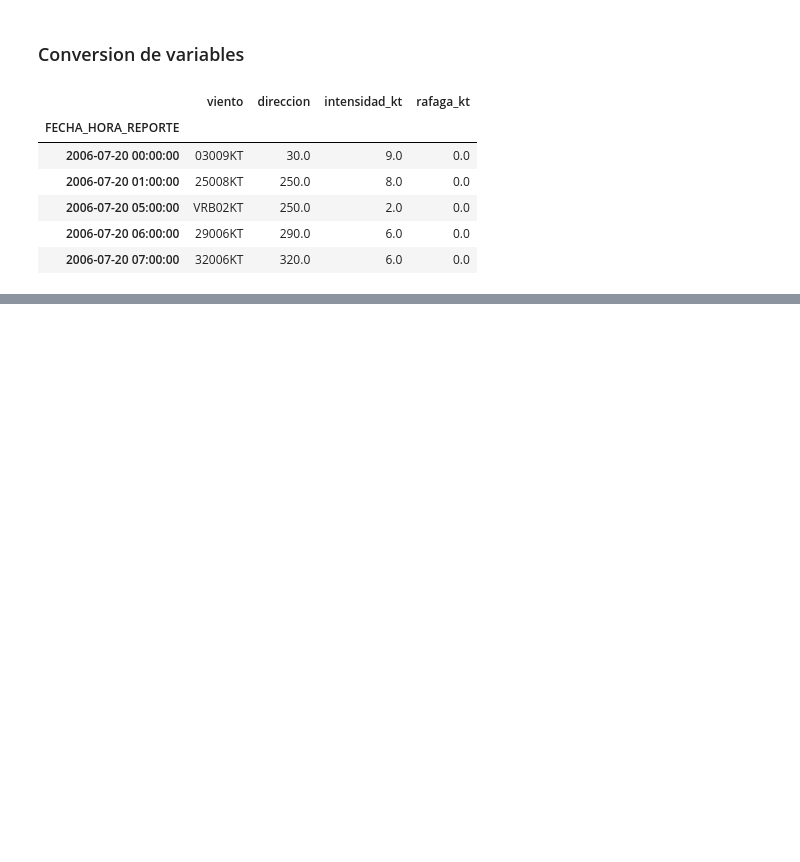
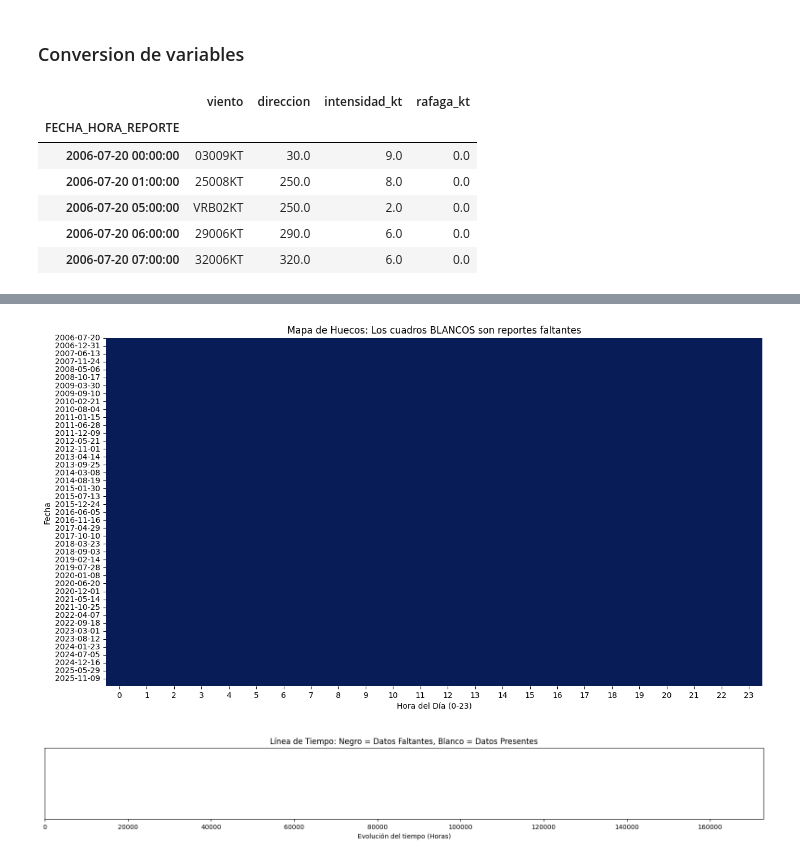
Before and after one commit to OmarLAlbarracinM/Prediccion-Cizalladura-SKBQ, a Jupyter notebook: docs/notebooks/03_transformacion_variables.ipynb, the cells around one changed output, grey strips where cells are left out. Drawn from its saved outputs; the diff is of its cells as text; code cells hidden in the pictures; blank space fills up the shorter version.

```diff
--- a/docs/notebooks/03_transformacion_variables.ipynb
+++ b/docs/notebooks/03_transformacion_variables.ipynb
@@ -103,0 +194,37 @@ df_1
+# %%
+import pandas as pd
+import matplotlib.pyplot as plt
+import seaborn as sns
+
+# 1. Asegúrate de tener un índice de tiempo completo (reindex)
+# Esto crea filas con 'NaN' donde no había reporte
+rango_completo = pd.date_range(start=df_modelo.index.min(), end=df_modelo.index.max(), freq='1H')
+df_visual = df_modelo.reindex(rango_completo)
+
+# --- GRÁFICO 1: MAPA DE CALOR POR HORA ---
+# Preparamos los datos: una fila por día, una columna por hora
+df_visual['fecha'] = df_visual.index.date
+df_visual['hora'] = df_visual.index.hour
+
+# Usamos la columna 'intensidad_kt' para ver si hay dato (True) o no (False)
+pivot_df = df_visual.pivot(index='fecha', columns='hora', values='intensidad_kt')
+
+plt.figure(figsize=(15, 8))
+# sns.heatmap mostrará en blanco (NaN) donde falten datos
+sns.heatmap(pivot_df.isna(), cmap='YlGnBu_r', cbar=False)
+plt.title('Mapa de Huecos: Los cuadros BLANCOS son reportes faltantes')
+plt.xlabel('Hora del Día (0-23)')
+plt.ylabel('Fecha')
+plt.show()
+
+# --- GRÁFICO 2: CÓDIGO DE BARRAS TEMPORAL ---
+plt.figure(figsize=(20, 2))
+plt.imshow(df_visual['intensidad_kt'].isna().values.reshape(1, -1),
+           cmap='binary', aspect='auto', interpolation='nearest')
+plt.title('Línea de Tiempo: Negro = Datos Faltantes, Blanco = Datos Presentes')
+plt.yticks([])
+plt.xlabel('Evolución del tiempo (Horas)')
+plt.show()
+# %% [output]
+[figure, added]
+[figure, added]
```
Also changed, not shown: parts of 6 cells of this notebook.
